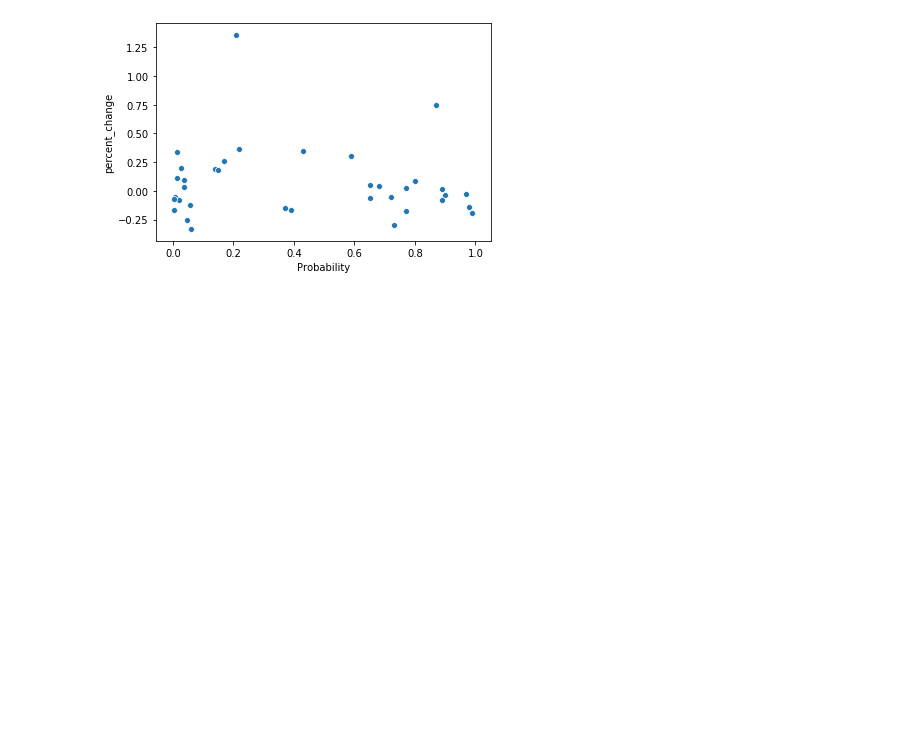
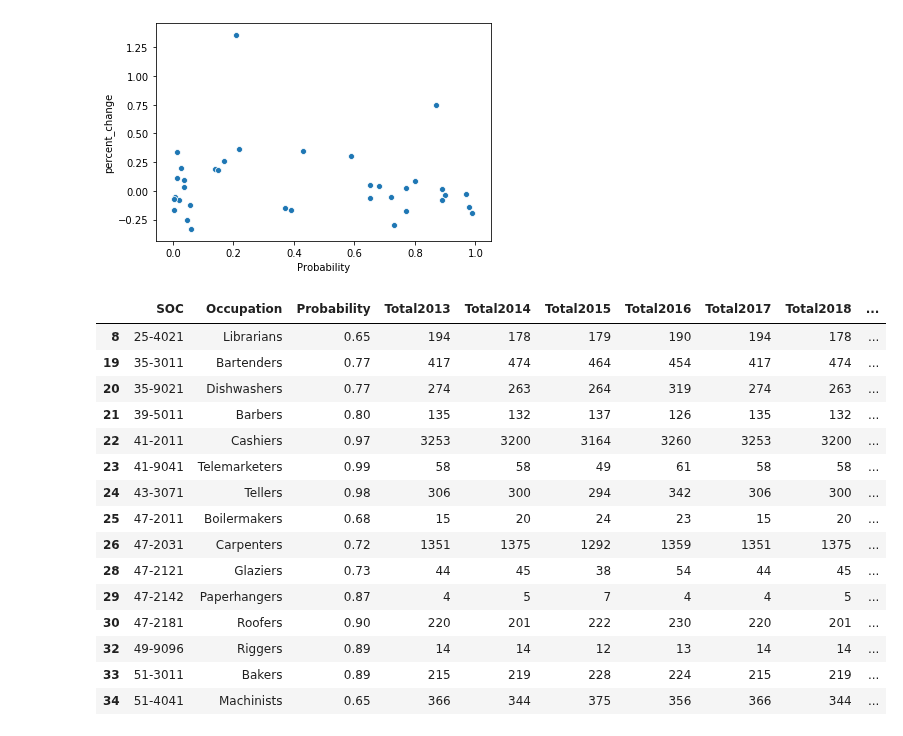
Before and after one commit to COGS108/group11_sp20, a Jupyter notebook: eda_occ_by_state.ipynb, the cells around one changed output. Cells and saved outputs as stored; diff of their text form; code cells hidden in the pictures; blank space fills up the shorter version.

```diff
--- a/eda_occ_by_state.ipynb
+++ b/eda_occ_by_state.ipynb
@@ -287,3 +290,22 @@ sns.scatterplot(data_trim.Probability, data_trim.percent_change)
 # %% [output]
 <matplotlib.axes._subplots.AxesSubplot at 0x...>
 [figure]
+# %%
+data_trim[data_trim.Probability > 0.6]
+# %% [output]
+|  | SOC | Occupation | Probability | Total2013 | Total2014 | Total2015 | Total2016 | Total2017 | Total2018 | ... |
+| 8 | 25-4021 | Librarians | 0.65 | 194 | 178 | 179 | 190 | 194 | 178 | ... |
+| 19 | 35-3011 | Bartenders | 0.77 | 417 | 474 | 464 | 454 | 417 | 474 | ... |
+| 20 | 35-9021 | Dishwashers | 0.77 | 274 | 263 | 264 | 319 | 274 | 263 | ... |
+| 21 | 39-5011 | Barbers | 0.80 | 135 | 132 | 137 | 126 | 135 | 132 | ... |
+| 22 | 41-2011 | Cashiers | 0.97 | 3253 | 3200 | 3164 | 3260 | 3253 | 3200 | ... |
+| 23 | 41-9041 | Telemarketers | 0.99 | 58 | 58 | 49 | 61 | 58 | 58 | ... |
+| 24 | 43-3071 | Tellers | 0.98 | 306 | 300 | 294 | 342 | 306 | 300 | ... |
+| 25 | 47-2011 | Boilermakers | 0.68 | 15 | 20 | 24 | 23 | 15 | 20 | ... |
+| 26 | 47-2031 | Carpenters | 0.72 | 1351 | 1375 | 1292 | 1359 | 1351 | 1375 | ... |
+| 28 | 47-2121 | Glaziers | 0.73 | 44 | 45 | 38 | 54 | 44 | 45 | ... |
+| 29 | 47-2142 | Paperhangers | 0.87 | 4 | 5 | 7 | 4 | 4 | 5 | ... |
+| 30 | 47-2181 | Roofers | 0.90 | 220 | 201 | 222 | 230 | 220 | 201 | ... |
+| 32 | 49-9096 | Riggers | 0.89 | 14 | 14 | 12 | 13 | 14 | 14 | ... |
+| 33 | 51-3011 | Bakers | 0.89 | 215 | 219 | 228 | 224 | 215 | 219 | ... |
+| 34 | 51-4041 | Machinists | 0.65 | 366 | 344 | 375 | 356 | 366 | 344 | ... |
```
Also changed, not shown: parts of 5 cells of this notebook, 1 other file.
